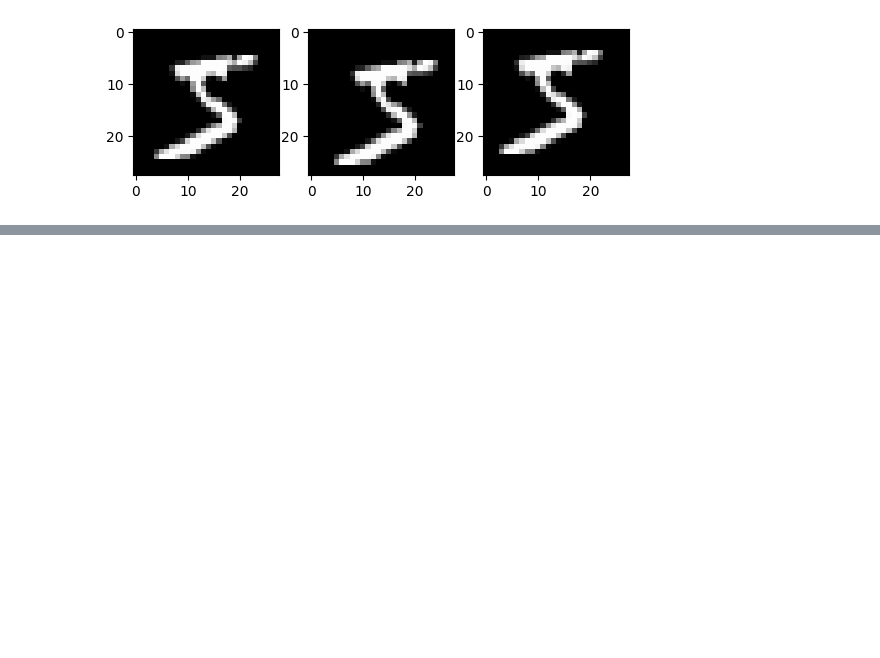
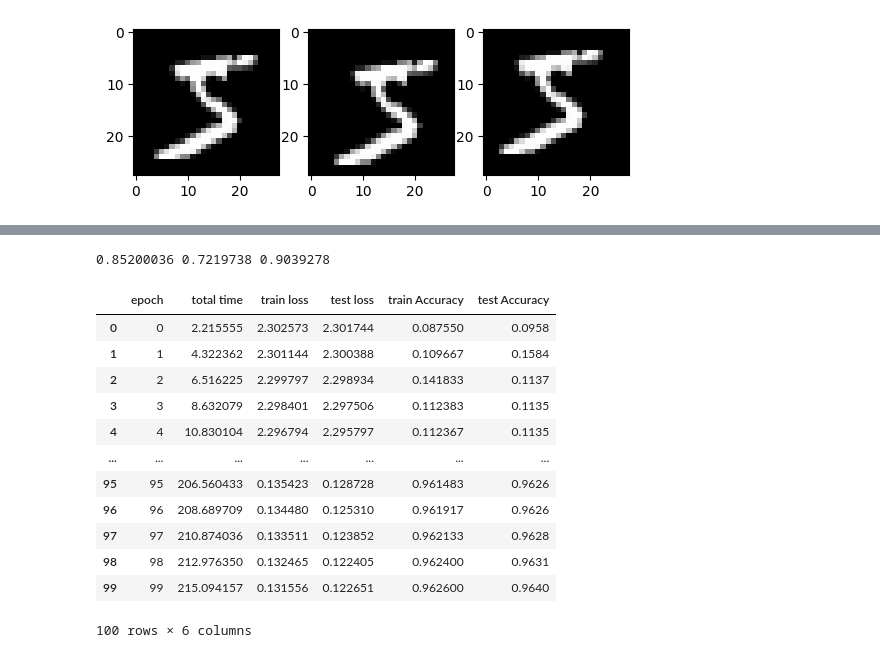
Before and after one commit to fabiogomez11c/hundred_concepts, a Jupyter notebook: convolutions/convolutional_nn.ipynb, the cells around one changed output, grey strips where cells are left out. Cells and saved outputs as stored; diff of their text form; code cells hidden in the pictures; blank space fills up the shorter version.

```diff
--- a/convolutions/convolutional_nn.ipynb
+++ b/convolutions/convolutional_nn.ipynb
@@ -387,0 +405,26 @@ model_cnn_pool = nn.Sequential(
+# %%
+model = model_cnn_pool.cpu().eval()
+
+img_pred  = pred(model, img)
+img_lr_pred = pred(model, img_lr)
+img_ul_pred = pred(model, img_ul)
+
+print(img_pred[correct_class], img_lr_pred[correct_class], img_ul_pred[correct_class])
+# %% [output]
+0.85200036 0.7219738 0.9039278
+# %%
+cnn_results_with_pool
+# %% [output]
+|  | epoch | total time | train loss | test loss | train Accuracy | test Accuracy |
+| 0 | 0 | 2.215555 | 2.302573 | 2.301744 | 0.087550 | 0.0958 |
+| 1 | 1 | 4.322362 | 2.301144 | 2.300388 | 0.109667 | 0.1584 |
+| 2 | 2 | 6.516225 | 2.299797 | 2.298934 | 0.141833 | 0.1137 |
+| 3 | 3 | 8.632079 | 2.298401 | 2.297506 | 0.112383 | 0.1135 |
+| 4 | 4 | 10.830104 | 2.296794 | 2.295797 | 0.112367 | 0.1135 |
+| ... | ... | ... | ... | ... | ... | ... |
+| 95 | 95 | 206.560433 | 0.135423 | 0.128728 | 0.961483 | 0.9626 |
+| 96 | 96 | 208.689709 | 0.134480 | 0.125310 | 0.961917 | 0.9626 |
+| 97 | 97 | 210.874036 | 0.133511 | 0.123852 | 0.962133 | 0.9628 |
+| 98 | 98 | 212.976350 | 0.132465 | 0.122405 | 0.962400 | 0.9631 |
+| 99 | 99 | 215.094157 | 0.131556 | 0.122651 | 0.962600 | 0.9640 |
+100 rows × 6 columns
```
Also changed, not shown: parts of 6 cells of this notebook, 1 other file.
